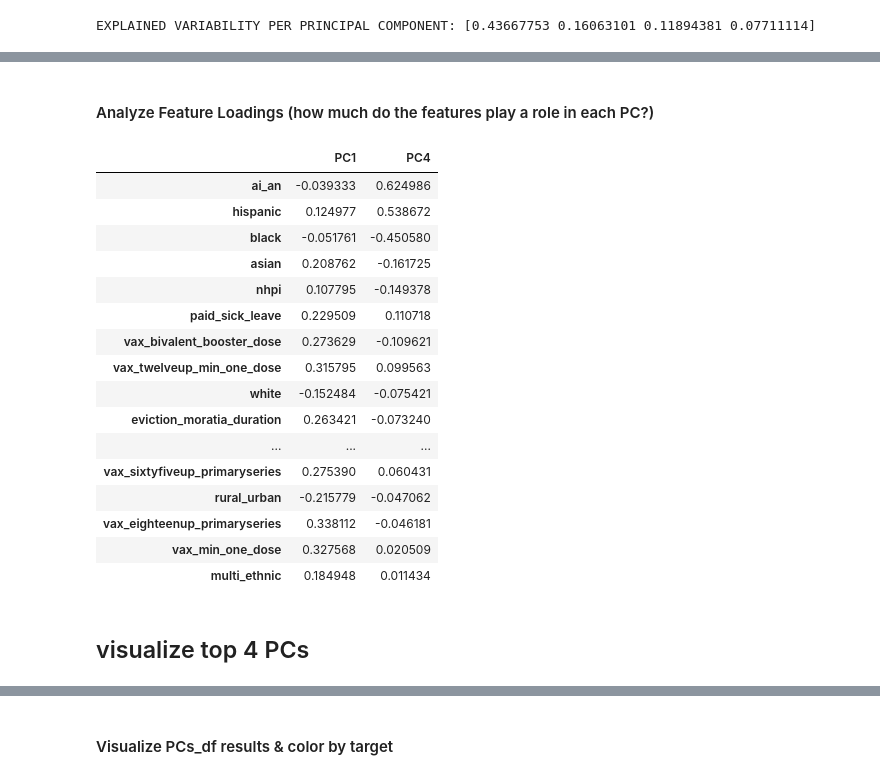
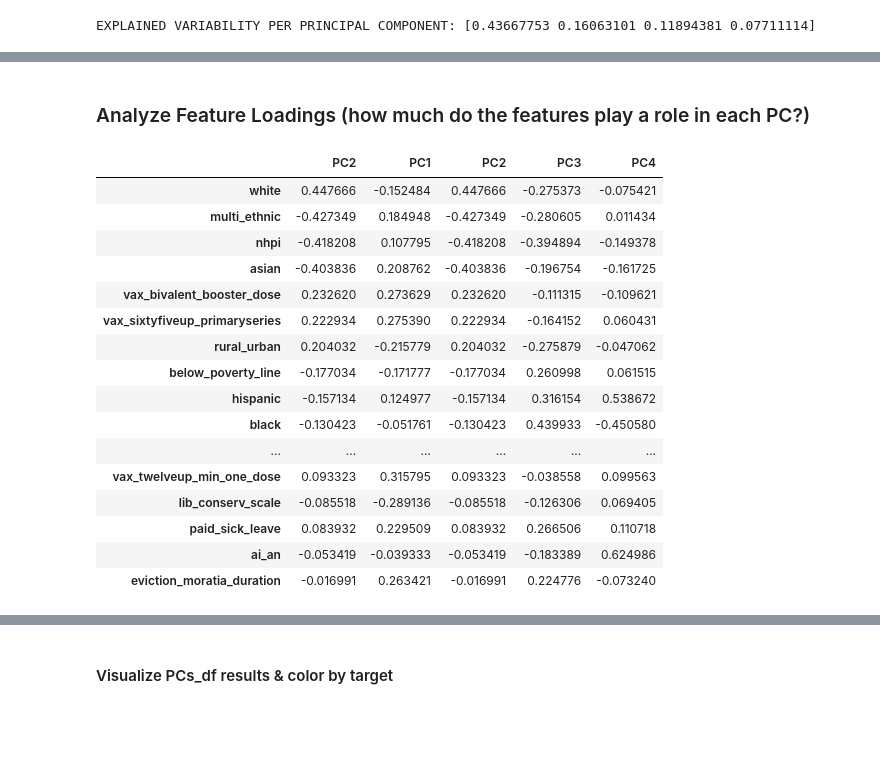
Before and after one commit to kristinachan/2024-08-02_longcovid_interstate, a Jupyter notebook: longcovid_interstate.ipynb, the cells around one changed output, grey strips where cells are left out. Drawn from its saved outputs; the diff is of its cells as text; code cells hidden in the pictures; blank space fills up the shorter version.

Commit message:
adjust pc loadings df

```diff
--- a/longcovid_interstate.ipynb
+++ b/longcovid_interstate.ipynb
@@ -180,32 +219,30 @@ EXPLAINED VARIABILITY PER PRINCIPAL COMPONENT: [0.43667753 0.16063101 0.11894381
 # %% [markdown]
-#### Analyze Feature Loadings (how much do the features play a role in each PC?)
+### Analyze Feature Loadings (how much do the features play a role in each PC?)
 # %%
-sort_this_column = 'PC4' #edit to PC1, PC2, PC3 depending on which PC you want to see
+sort_this_column = 'PC2' #edit to PC1, PC2, PC3 depending on which PC you want to see
 
 loadings = pca.components_
 PC_loadings_df = pd.DataFrame(loadings.T, columns=['PC1', 'PC2', 'PC3', 'PC4'], index=features)
 # sorted_loadings_df = PC_loadings_df.sort_values(by='PC1', ascending=False) #use this if you want sort from pos-->neg without abs value
 sorted_loadings_df = PC_loadings_df.reindex(loading_df[f'{sort_this_column}'].abs().sort_values(ascending=False).index)
 # sorted_loadings_df[f'{sort_this_column}']
-columns = ['PC1', f'{sort_this_column}']
+columns = [f'{sort_this_column}', 'PC1', 'PC2', 'PC3', 'PC4'] #EDIT IF YOU WANT TO INCLUDE OTHER PC IN THE DF
 sorted_loadings_df[columns]
 # %% [output]
-|  | PC1 | PC4 |
-| ai_an | -0.039333 | 0.624986 |
-| hispanic | 0.124977 | 0.538672 |
-| black | -0.051761 | -0.450580 |
-| asian | 0.208762 | -0.161725 |
-| nhpi | 0.107795 | -0.149378 |
-| paid_sick_leave | 0.229509 | 0.110718 |
-| vax_bivalent_booster_dose | 0.273629 | -0.109621 |
-| vax_twelveup_min_one_dose | 0.315795 | 0.099563 |
-| white | -0.152484 | -0.075421 |
-| eviction_moratia_duration | 0.263421 | -0.073240 |
-| ... | ... | ... |
-| vax_sixtyfiveup_primaryseries | 0.275390 | 0.060431 |
-| rural_urban | -0.215779 | -0.047062 |
-| vax_eighteenup_primaryseries | 0.338112 | -0.046181 |
-| vax_min_one_dose | 0.327568 | 0.020509 |
-| multi_ethnic | 0.184948 | 0.011434 |
+|  | PC2 | PC1 | PC2 | PC3 | PC4 |
+| white | 0.447666 | -0.152484 | 0.447666 | -0.275373 | -0.075421 |
+| multi_ethnic | -0.427349 | 0.184948 | -0.427349 | -0.280605 | 0.011434 |
+| nhpi | -0.418208 | 0.107795 | -0.418208 | -0.394894 | -0.149378 |
+| asian | -0.403836 | 0.208762 | -0.403836 | -0.196754 | -0.161725 |
+| vax_bivalent_booster_dose | 0.232620 | 0.273629 | 0.232620 | -0.111315 | -0.109621 |
+| vax_sixtyfiveup_primaryseries | 0.222934 | 0.275390 | 0.222934 | -0.164152 | 0.060431 |
+| rural_urban | 0.204032 | -0.215779 | 0.204032 | -0.275879 | -0.047062 |
+| below_poverty_line | -0.177034 | -0.171777 | -0.177034 | 0.260998 | 0.061515 |
+| hispanic | -0.157134 | 0.124977 | -0.157134 | 0.316154 | 0.538672 |
+| black | -0.130423 | -0.051761 | -0.130423 | 0.439933 | -0.450580 |
+| ... | ... | ... | ... | ... | ... |
+| vax_twelveup_min_one_dose | 0.093323 | 0.315795 | 0.093323 | -0.038558 | 0.099563 |
+| lib_conserv_scale | -0.085518 | -0.289136 | -0.085518 | -0.126306 | 0.069405 |
+| paid_sick_leave | 0.083932 | 0.229509 | 0.083932 | 0.266506 | 0.110718 |
+| ai_an | -0.053419 | -0.039333 | -0.053419 | -0.183389 | 0.624986 |
+| eviction_moratia_duration | -0.016991 | 0.263421 | -0.016991 | 0.224776 | -0.073240 |
-# %% [markdown]
-## visualize top 4 PCs
```
Also changed, not shown: parts of 18 cells of this notebook.
